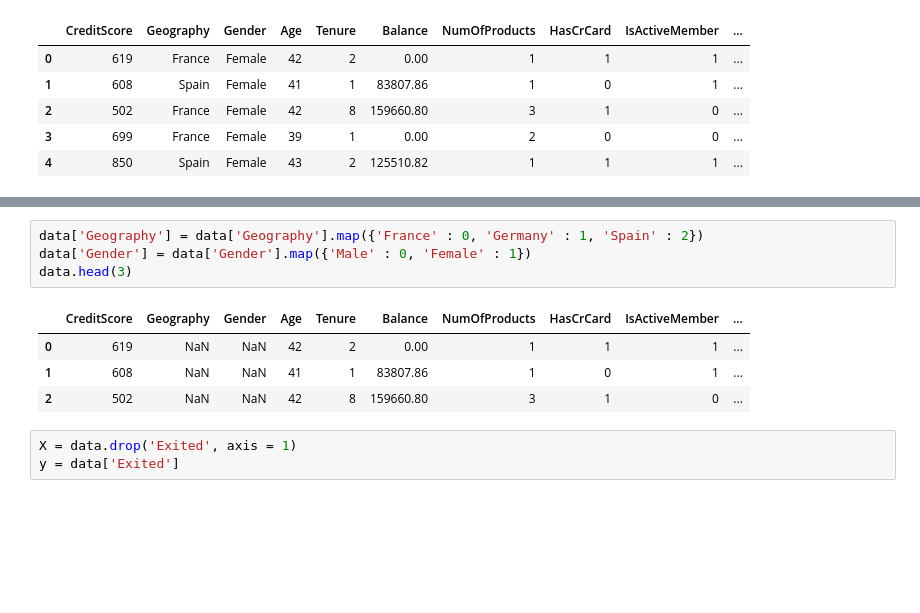
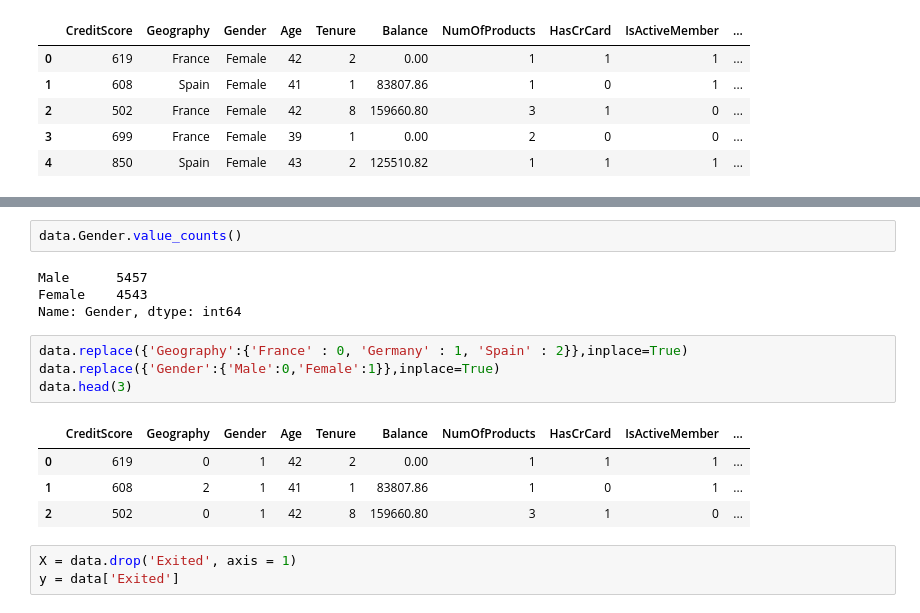
Before and after one commit to fereshteh-bahadory/Churn-model-for-customer-service, a Jupyter notebook: Untitled3.ipynb, the cells around one changed output, grey strips where cells are left out. Saved outputs shown, nothing was run; the diff lists cells and outputs as text; blank space fills up the shorter version.

```diff
--- a/Untitled3.ipynb
+++ b/Untitled3.ipynb
@@ -141,12 +148,18 @@ data.head()
+# %%
+data.Gender.value_counts()
+# %% [output]
+Male      5457
+Female    4543
+Name: Gender, dtype: int64
 # %%
-data['Geography'] = data['Geography'].map({'France' : 0, 'Germany' : 1, 'Spain' : 2})
-data['Gender'] = data['Gender'].map({'Male' : 0, 'Female' : 1})
+data.replace({'Geography':{'France' : 0, 'Germany' : 1, 'Spain' : 2}},inplace=True)
+data.replace({'Gender':{'Male':0,'Female':1}},inplace=True)
 data.head(3)
 # %% [output]
 |  | CreditScore | Geography | Gender | Age | Tenure | Balance | NumOfProducts | HasCrCard | IsActiveMember | ... |
-| 0 | 619 | NaN | NaN | 42 | 2 | 0.00 | 1 | 1 | 1 | ... |
-| 1 | 608 | NaN | NaN | 41 | 1 | 83807.86 | 1 | 0 | 1 | ... |
-| 2 | 502 | NaN | NaN | 42 | 8 | 159660.80 | 3 | 1 | 0 | ... |
+| 0 | 619 | 0 | 1 | 42 | 2 | 0.00 | 1 | 1 | 1 | ... |
+| 1 | 608 | 2 | 1 | 41 | 1 | 83807.86 | 1 | 0 | 1 | ... |
+| 2 | 502 | 0 | 1 | 42 | 8 | 159660.80 | 3 | 1 | 0 | ... |
 # %%
 X = data.drop('Exited', axis = 1)
 y = data['Exited']
```
Also changed, not shown: parts of 10 cells of this notebook.
